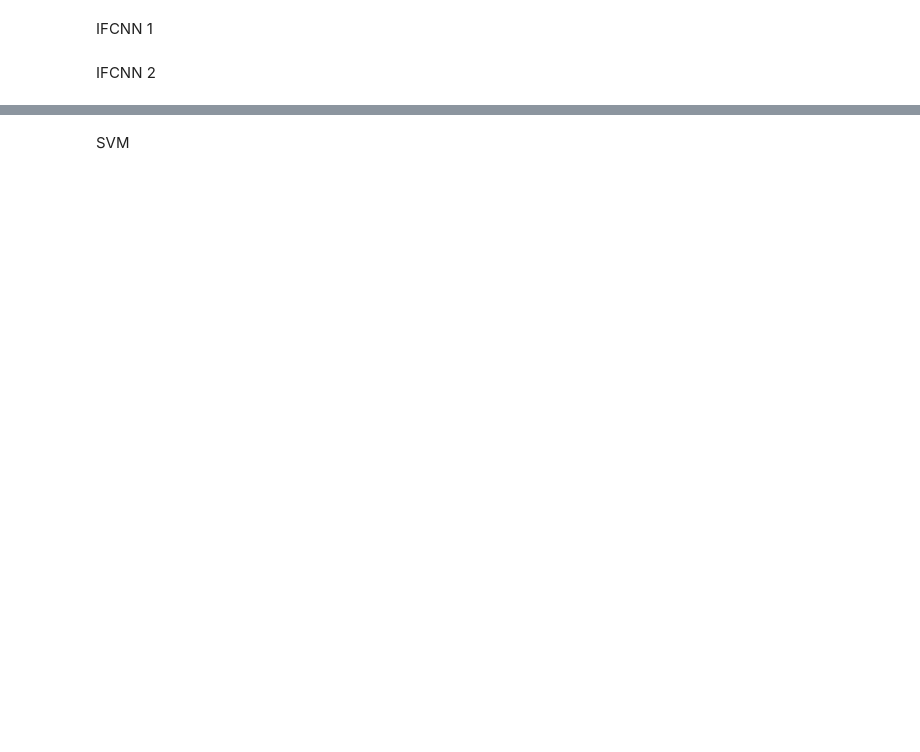
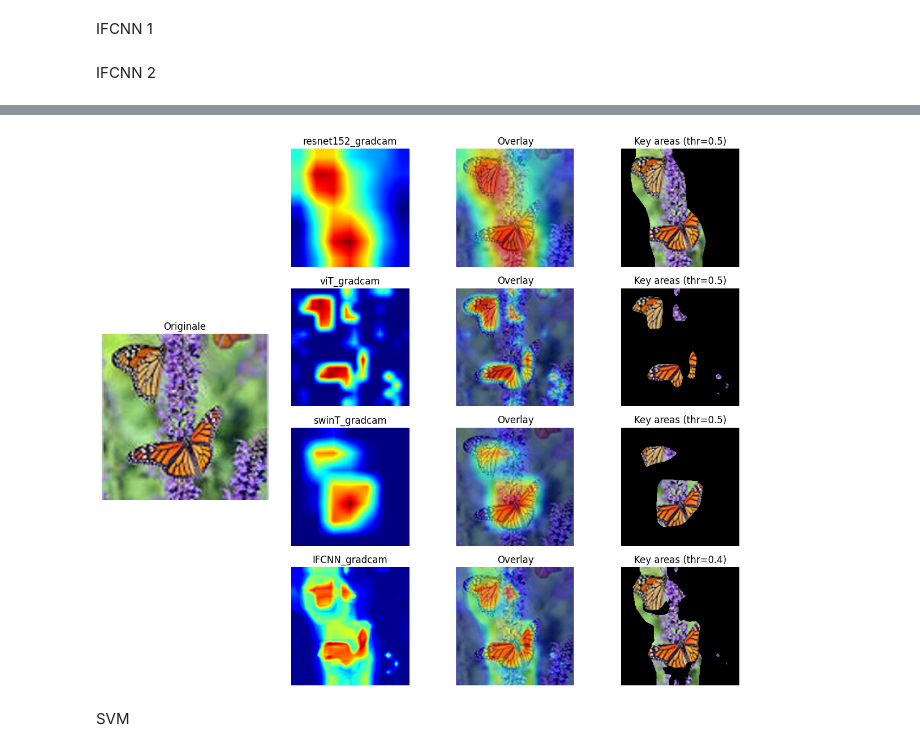
Before and after one commit to valeoDM/InsectClassifier, a Jupyter notebook: code.ipynb, the cells around one changed output, grey strips where cells are left out. Saved outputs shown, nothing was run; the diff lists cells and outputs as text; code cells hidden in the pictures; blank space fills up the shorter version.

```diff
--- a/code.ipynb
+++ b/code.ipynb
@@ -1013,11 +1113,13 @@ def show_ifcnn_heatmap(
     plt.tight_layout()
     plt.show()
 # %%
-with torch.no_grad():
-    rec_cam = model(t_resnet, t_vit, t_swint)   # [B, 3, H, W]
-print(f"IFCNN output shape: {rec_cam.shape}")  # atteso: [1, 3, 224, 224]
+# with torch.no_grad():
+#     rec_cam = model(t_resnet, t_vit, t_swint)   # [B, 3, H, W]
+# print(f"IFCNN output shape: {rec_cam.shape}")  # atteso: [1, 3, 224, 224]
 
-show_ifcnn_heatmap(rgb_img, rec_cam, sample_idx=0)
+show_ifcnn_heatmap(rgb_img, out, sample_idx=0)
+# %% [output]
+[figure, added]
 # %%
 def show_ifcnn_heatmap(ifcnn_output):
     cam = ifcnn_output[0]
```
Also changed, not shown: parts of 11 cells of this notebook, 8 other files.
